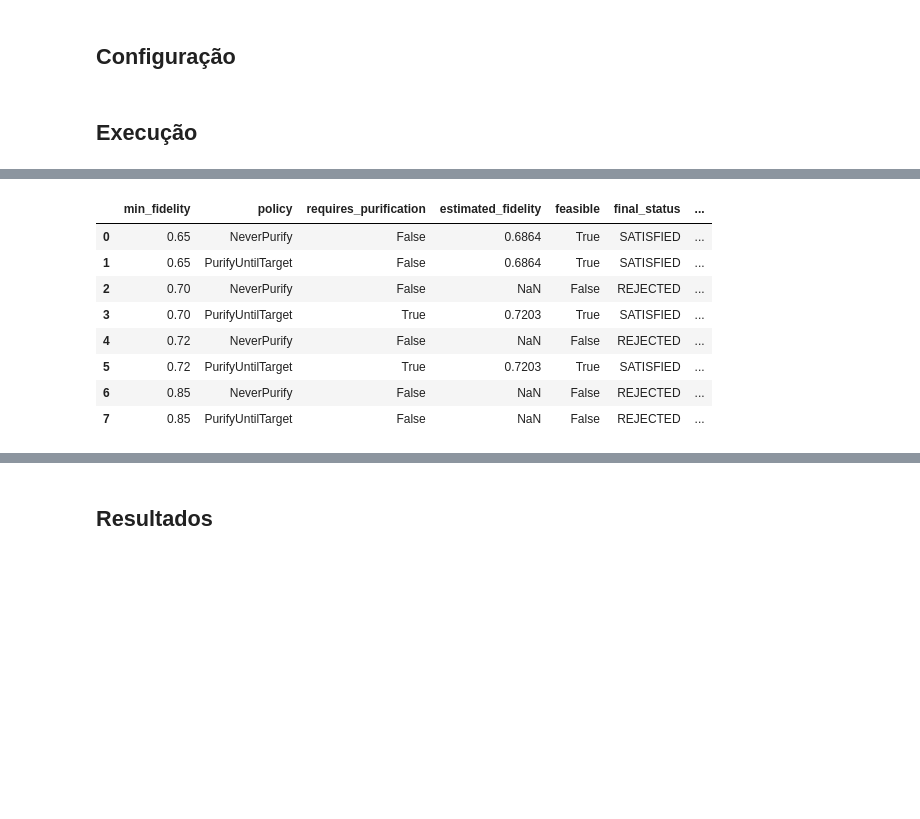
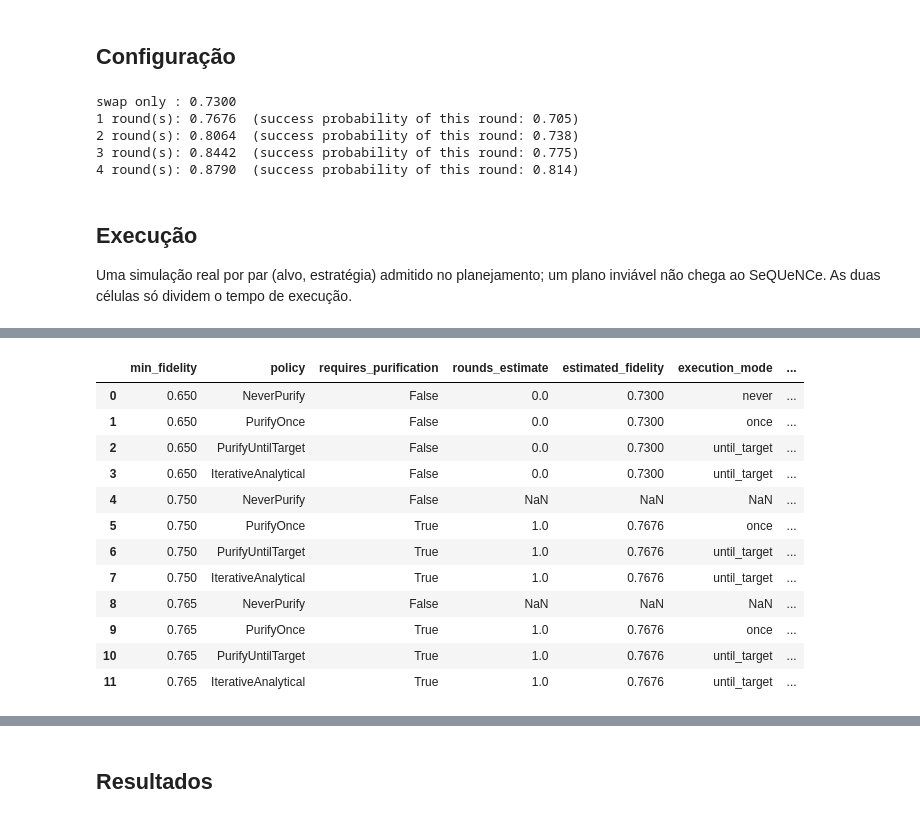
Before and after one commit to DiegoAbreuSWB/intentqnet, a Jupyter notebook: notebooks/17_purification_policy_comparison.ipynb, the cells around one changed output, grey strips where cells are left out. Saved outputs shown, nothing was run; the diff lists cells and outputs as text; code cells hidden in the pictures; blank space fills up the shorter version.

```diff
--- a/notebooks/17_purification_policy_comparison.ipynb
+++ b/notebooks/17_purification_policy_comparison.ipynb
@@ -28,16 +33,31 @@ valores, sobre a mesma topologia `a - r - b`.
 from ibqn.demos.topologies import three_node_spec
 from ibqn.demos.intents import simple_intent
 from ibqn.demos.planning import compare_purification_policies
-from ibqn.planning.purification import NeverPurify, PurifyUntilTarget
+from ibqn.network.capabilities import NetworkCapabilities
+from ibqn.planning.planners.l2_iterative import IterativeAnalyticalPurification
+from ibqn.planning.purification import NeverPurify, PurifyOnce, PurifyUntilTarget
 
 SEED = 0
 spec = three_node_spec(stop_time_s=0.2)
 
-# 0.65: below the swap-only estimate (~0.6864) - purification never needed.
-# 0.70, 0.72: above swap-only but below the one-round purified estimate
-#             (~0.7203) - purification is required and sufficient.
-# 0.85: above even the purified estimate - no single-round policy can reach it.
-FIDELITY_TARGETS = [0.65, 0.70, 0.72, 0.85]
+# The estimate ladder, from the same closed forms the planner uses: the swap-only
+# fidelity, then one BBPSSW round at a time (fidelity after the round, success probability).
+physics = NetworkCapabilities(spec).physics
+purification = physics.purification_between("a", "b")
+ladder = [physics.swap_fidelity(physics.link_fidelity("a", "r"), physics.link_fidelity("r", "b"), "r")]
+print(f"swap only : {ladder[0]:.4f}")
+for round_number in range(1, 5):
+    success_probability, fidelity = purification.improve(ladder[-1])
+    ladder.append(fidelity)
+    print(f"{round_number} round(s): {fidelity:.4f}  (success probability of this round: {success_probability:.3f})")
+
+# 0.65 : below the swap-only estimate - purification never needed.
+# 0.75 : above swap-only, comfortably below the one-round estimate.
+# 0.765: just under the one-round estimate - decoherence leaves part of the
+#        once-purified pairs below it.
+# 0.80 : needs two rounds - beyond every one-round estimate.
+# 0.85 : needs four rounds.
+FIDELITY_TARGETS = [0.65, 0.75, 0.765, 0.80, 0.85]
 
 def make_intent(target):
     return simple_intent(
@@ -45,10 +65,26 @@ def make_intent(target):
         min_fidelity=target, requested_pairs=10, duration=0.1,
     )
 
-policies = {"NeverPurify": NeverPurify(), "PurifyUntilTarget": PurifyUntilTarget()}
+policies = {
+    "NeverPurify": NeverPurify(),
+    "PurifyOnce": PurifyOnce(),
+    "PurifyUntilTarget": PurifyUntilTarget(),
+    "IterativeAnalytical": IterativeAnalyticalPurification(),
+}
+# %% [output]
+swap only : 0.7300
+1 round(s): 0.7676  (success probability of this round: 0.705)
+2 round(s): 0.8064  (success probability of this round: 0.738)
+3 round(s): 0.8442  (success probability of this round: 0.775)
+4 round(s): 0.8790  (success probability of this round: 0.814)
 # %% [markdown]
 ## Execução
+
+Uma simulação real por par (alvo, estratégia) admitido no planejamento;
+um plano inviável não chega ao SeQUeNCe. As duas células só dividem o
+tempo de execução.
 # %%
-comparison_df = compare_purification_policies(spec, make_intent, policies, FIDELITY_TARGETS, seed=SEED)
-comparison_df
+# targets that need at most one round
+one_round_df = compare_purification_policies(spec, make_intent, policies, FIDELITY_TARGETS[:3], seed=SEED)
+one_round_df
 # %% [output]
@@ -72,9 +108,13 @@ comparison_df
-|  | min_fidelity | policy | requires_purification | estimated_fidelity | feasible | final_status | ... |
-| 0 | 0.65 | NeverPurify | False | 0.6864 | True | SATISFIED | ... |
-| 1 | 0.65 | PurifyUntilTarget | False | 0.6864 | True | SATISFIED | ... |
-| 2 | 0.70 | NeverPurify | False | NaN | False | REJECTED | ... |
-| 3 | 0.70 | PurifyUntilTarget | True | 0.7203 | True | SATISFIED | ... |
-| 4 | 0.72 | NeverPurify | False | NaN | False | REJECTED | ... |
-| 5 | 0.72 | PurifyUntilTarget | True | 0.7203 | True | SATISFIED | ... |
-| 6 | 0.85 | NeverPurify | False | NaN | False | REJECTED | ... |
-| 7 | 0.85 | PurifyUntilTarget | False | NaN | False | REJECTED | ... |
+|  | min_fidelity | policy | requires_purification | rounds_estimate | estimated_fidelity | execution_mode | ... |
+| 0 | 0.650 | NeverPurify | False | 0.0 | 0.7300 | never | ... |
+| 1 | 0.650 | PurifyOnce | False | 0.0 | 0.7300 | once | ... |
+| 2 | 0.650 | PurifyUntilTarget | False | 0.0 | 0.7300 | until_target | ... |
+| 3 | 0.650 | IterativeAnalytical | False | 0.0 | 0.7300 | until_target | ... |
+| 4 | 0.750 | NeverPurify | False | NaN | NaN | NaN | ... |
+| 5 | 0.750 | PurifyOnce | True | 1.0 | 0.7676 | once | ... |
+| 6 | 0.750 | PurifyUntilTarget | True | 1.0 | 0.7676 | until_target | ... |
+| 7 | 0.750 | IterativeAnalytical | True | 1.0 | 0.7676 | until_target | ... |
+| 8 | 0.765 | NeverPurify | False | NaN | NaN | NaN | ... |
+| 9 | 0.765 | PurifyOnce | True | 1.0 | 0.7676 | once | ... |
+| 10 | 0.765 | PurifyUntilTarget | True | 1.0 | 0.7676 | until_target | ... |
+| 11 | 0.765 | IterativeAnalytical | True | 1.0 | 0.7676 | until_target | ... |
```
Also changed, not shown: parts of 6 cells of this notebook, 37 other files.
